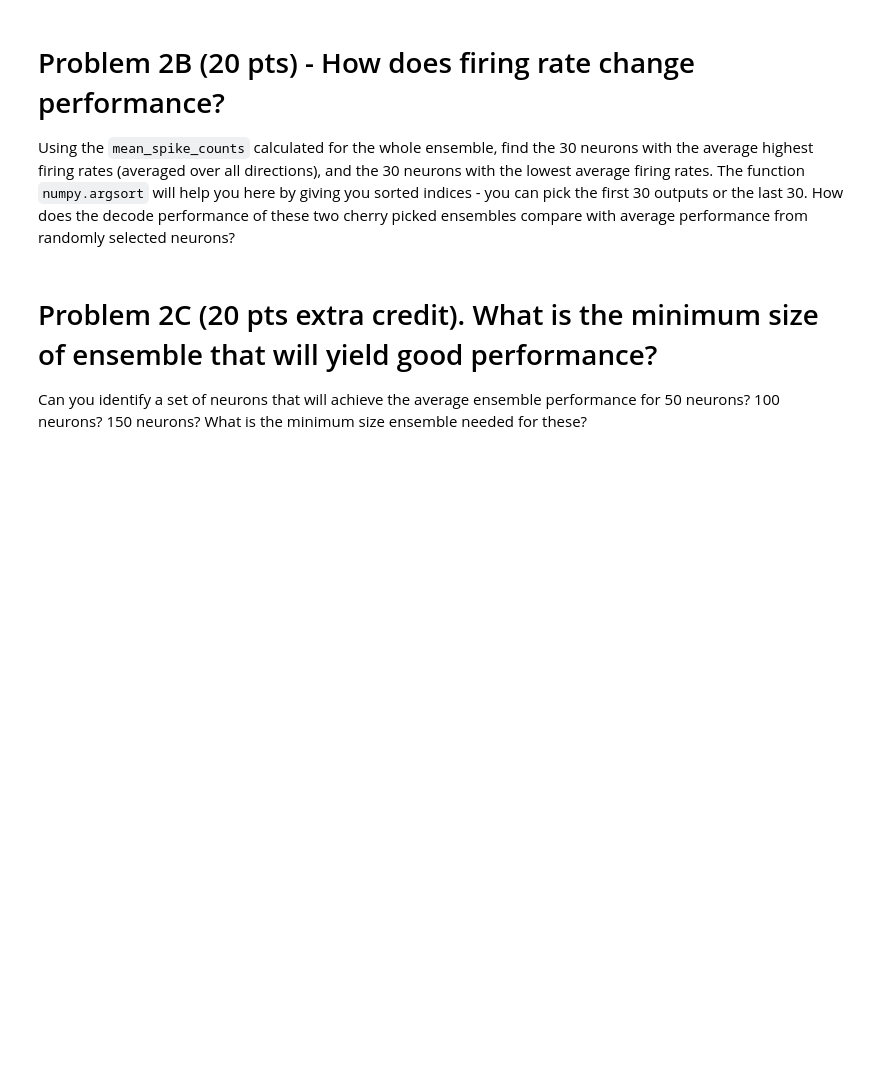
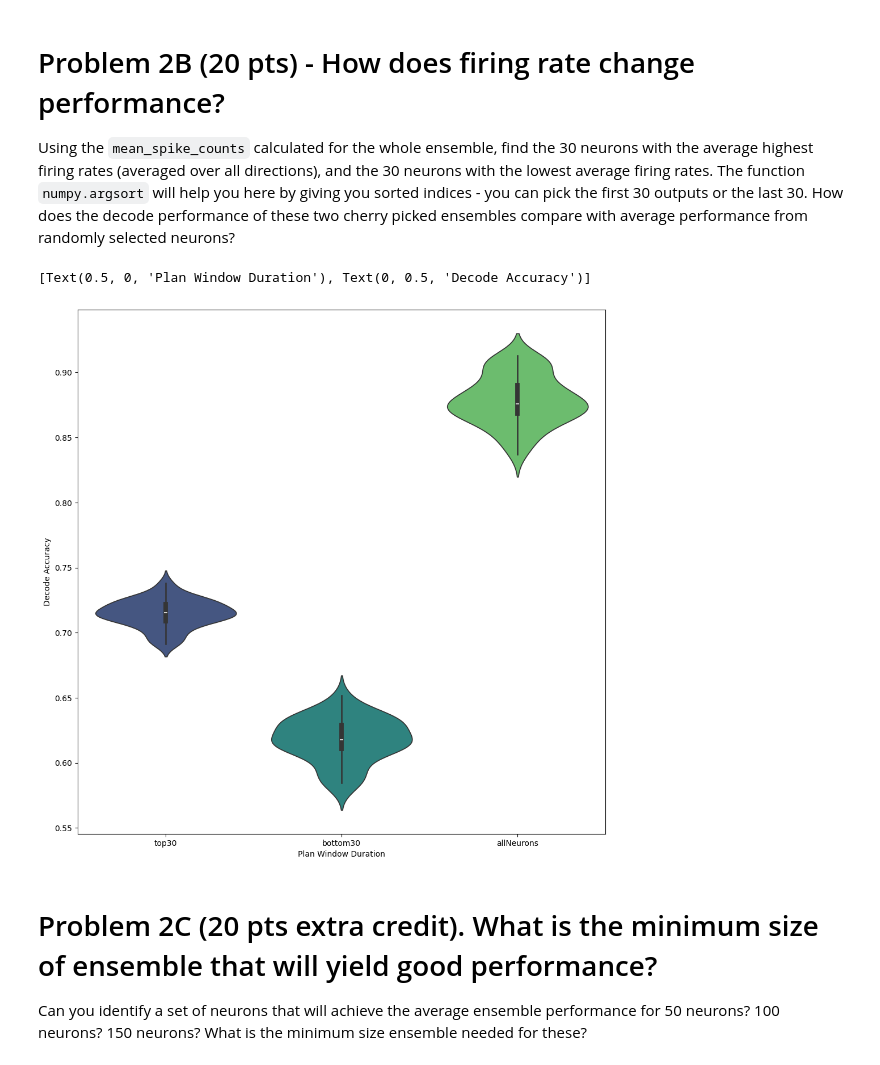
Before and after one commit to NathanNgu/elec380, a Jupyter notebook: HW2/HW2_notebook.ipynb, the cells around one changed output. Drawn from its saved outputs; the diff is of its cells as text; code cells hidden in the pictures; blank space fills up the shorter version.

```diff
--- a/HW2/HW2_notebook.ipynb
+++ b/HW2/HW2_notebook.ipynb
@@ -263,3 +476,25 @@ Using the `mean_spike_counts` calculated for the whole ensemble, find the 30 neu
+# %%
+allmean = np.mean(mean_spike_counts, axis=1)
+# get indices of highest mean spike counts
+idx = np.argsort(allmean)
+# get the top and bottom 30 neurons
+top = idx[-30:]
+bottom = idx[:30]
+
+tt = findSpecificNeurons(top)
+bt = findSpecificNeurons(bottom)
+allNeuron = findSpecificNeurons(range(190))
+
+decode_perf = np.squeeze(np.array([tt, bt, allNeuron])) # convert to a numpy array
+
+fig = plt.figure(figsize=(12,12))
+ax = sns.violinplot(data=pd.DataFrame(decode_perf.T,
+                              columns=['top30', 'bottom30', 'allNeurons']),
+                              palette="viridis")
+ax.set(xlabel='Neurons Present', ylabel='Decode Accuracy')
+# %% [output]
+[Text(0.5, 0, 'Plan Window Duration'), Text(0, 0.5, 'Decode Accuracy')]
+[figure, added]
 # %% [markdown]
 # Problem 2C (20 pts extra credit). What is the minimum size of ensemble that will yield good performance?
 
```
Also changed, not shown: parts of 19 cells of this notebook.
